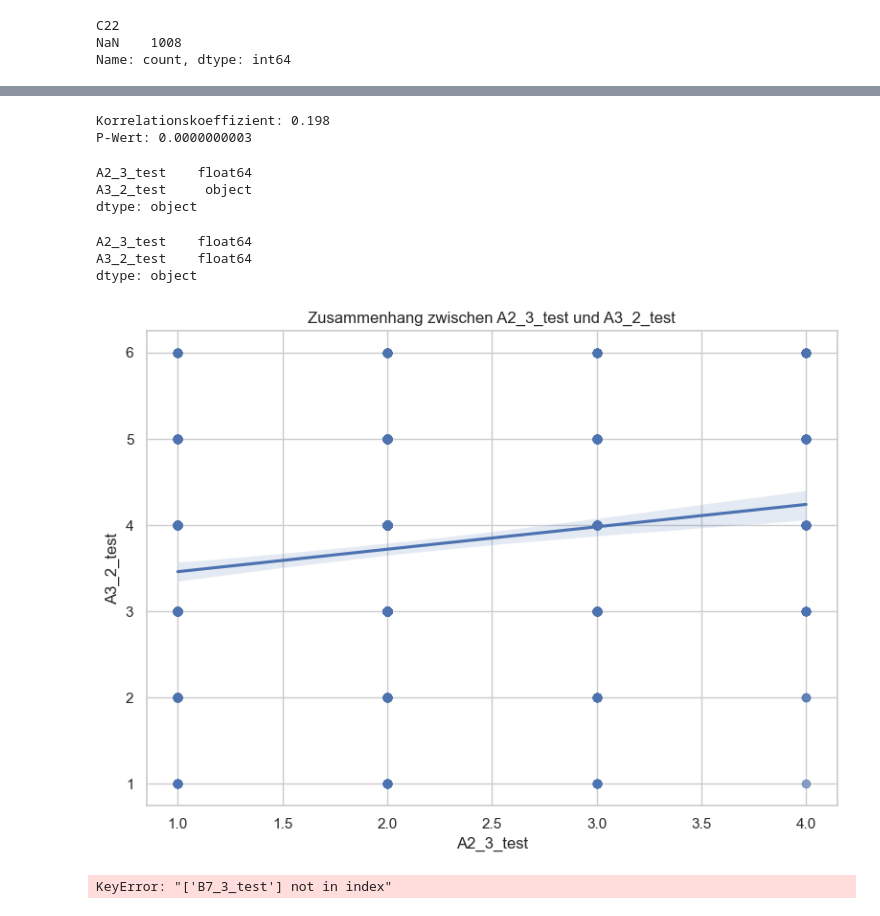
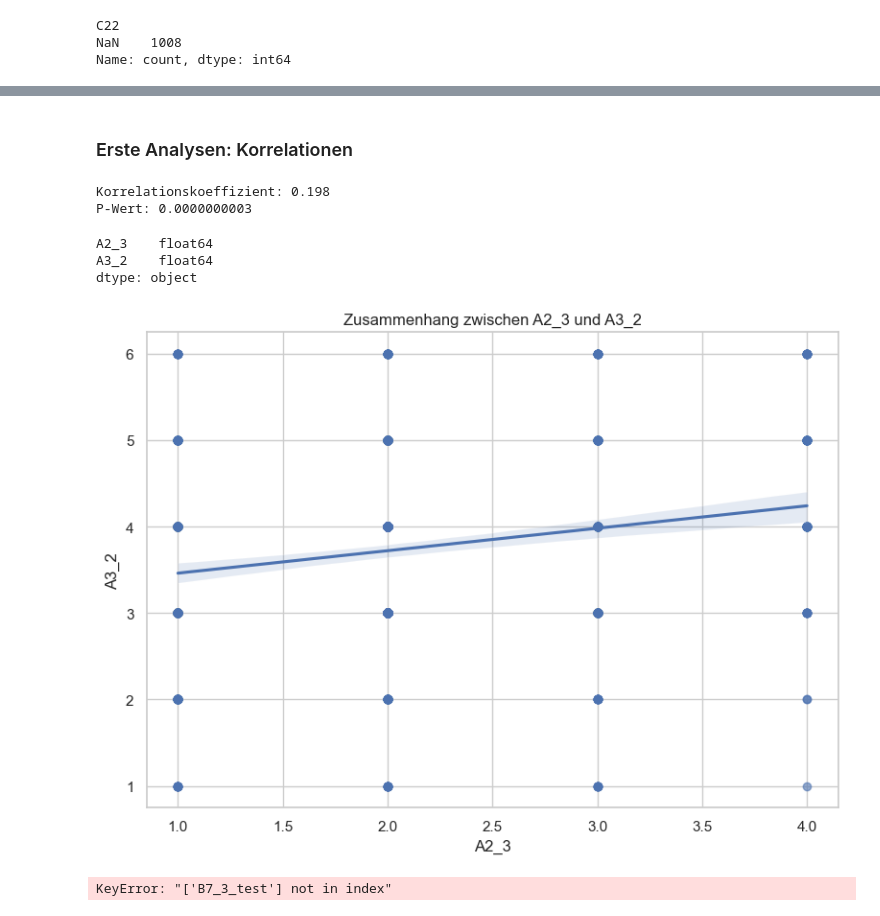
Before and after one commit to lara-polat/python_kurs, a Jupyter notebook: Project_Datenbereinigung.ipynb, the cells around one changed output, grey strips where cells are left out. Cells and saved outputs as stored; diff of their text form; code cells hidden in the pictures.

```diff
--- a/Project_Datenbereinigung.ipynb
+++ b/Project_Datenbereinigung.ipynb
@@ -812,6 +812,9 @@ for var in d24_vars:
 #Alter überschreiben, sodass es nur noch eine Zahl ist
 
 df_renamed["S2"] = df_renamed["S2"].str.extract(r"(\d+)").astype(float)
+# %%
+# Haushaltsgröße überschreiben, sodass es nur noch eine Zahl ist
+df_renamed["S3"] = df_renamed["S3"].str.extract(r"(\d+)").astype(float)
 # %% [markdown]
 ##### Überprüfung, ob das Mapping funktioniert hat
 # %%
@@ -866,13 +859,0 @@ df_renamed[["A2_3", "A2_3_test"]].head()
-# %%
-#Mapping: Text → Zahl
-
-mapping = {
-    "Ich halte die meisten Informationen in sozialen Netzwerken für glaubwürdig": 1,
-    "Ich halte die meisten Informationen in sozialen Netzwerken für unglaubwürdig": 6,
-    "Weiß nicht": np.nan
-}
-
-# Neue Variable erstellen
-df_renamed["A3_2_test"] = df_renamed["A3_2"].apply(
-    lambda x: mapping[x] if x in mapping else x
-)
@@ -885,3 +860,5 @@ df_renamed[["A2_3_test", "A3_2_test"]].corr()
+# %% [markdown]
+### Erste Analysen: Korrelationen
 # %%
 from scipy.stats import pearsonr
 
@@ -897,50 +874,41 @@ print(f"P-Wert: {p_wert:.10f}")
 Korrelationskoeffizient: 0.198
 P-Wert: 0.0000000003
 # %%
-df_renamed[["A2_3_test", "A3_2_test"]].dtypes
+df_renamed[["A2_3", "A3_2"]].dtypes
 # %% [output]
-A2_3_test    float64
-A3_2_test     object
+A2_3    float64
+A3_2    float64
 dtype: object
-# %%
-df_renamed["A2_3_test"] = pd.to_numeric(df_renamed["A2_3_test"], errors="coerce")
-df_renamed["A3_2_test"] = pd.to_numeric(df_renamed["A3_2_test"], errors="coerce")
-# %%
-df_renamed[["A2_3_test", "A3_2_test"]].dtypes
-# %% [output]
-A2_3_test    float64
-A3_2_test    float64
-dtype: object
 # %%
 import seaborn as sns
 import matplotlib.pyplot as plt
 
 # Nur vollständige Daten (ohne NaNs)
-daten = df_renamed[["A2_3_test", "A3_2_test"]].dropna()
+daten = df_renamed[["A2_3", "A3_2"]].dropna()
 
 # Stil für das Diagramm setzen
 sns.set(style="whitegrid")
 
 # Diagramm erzeugen
 plt.figure(figsize=(8, 6))
 sns.regplot(
-    x="A2_3_test",
-    y="A3_2_test",
+    x="A2_3",
+    y="A3_2",
     data=daten,
     ci=95,
     scatter_kws={"alpha": 0.6}
 )
 
 # Achsenbeschriftungen und Titel
-plt.title("Zusammenhang zwischen A2_3_test und A3_2_test")
-plt.xlabel("A2_3_test")
-plt.ylabel("A3_2_test")
+plt.title("Zusammenhang zwischen A2_3 und A3_2") # hier würde man selbstverständlich die tatsächlcihen Variablennamen reinschreiben
+plt.xlabel("A2_3")
+plt.ylabel("A3_2")
 
 # Anzeige optimieren und Plot anzeigen
 plt.tight_layout()
 plt.show()
 # %% [output]
-[figure, old version]
+[figure, new version]
 # %%
  #Mapping: Text → Zahl
 
```
Also changed, not shown: parts of 3 cells of this notebook.
